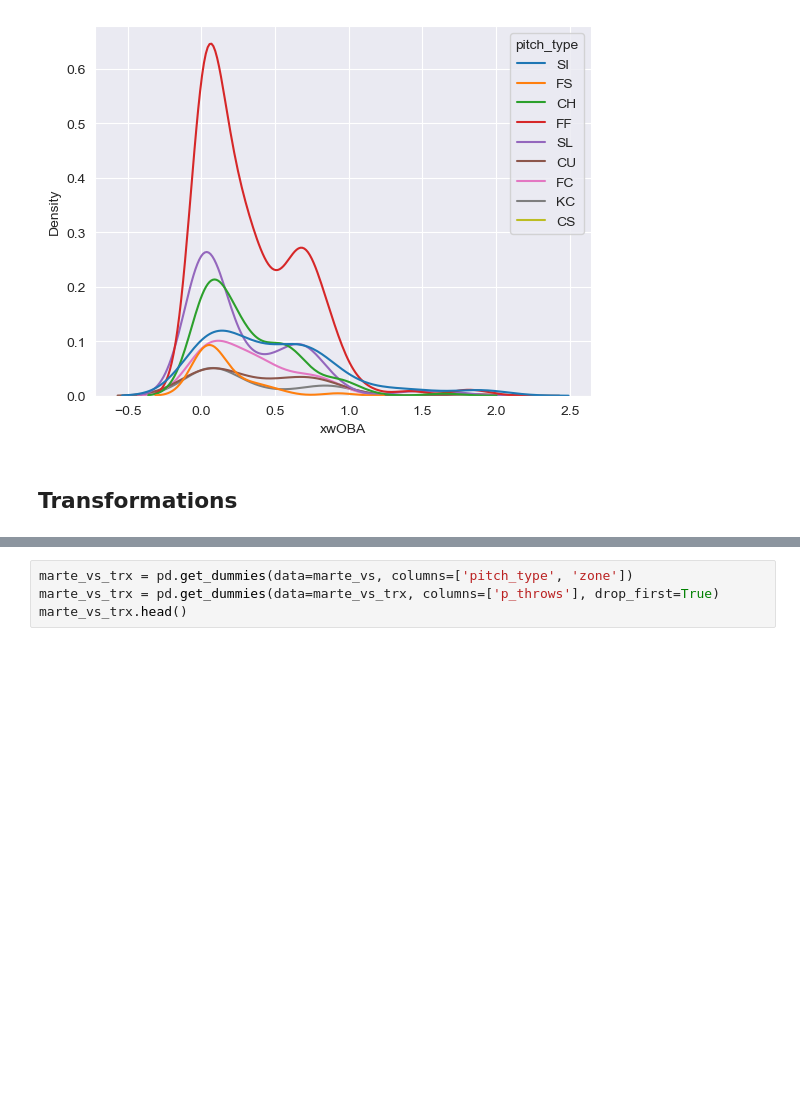
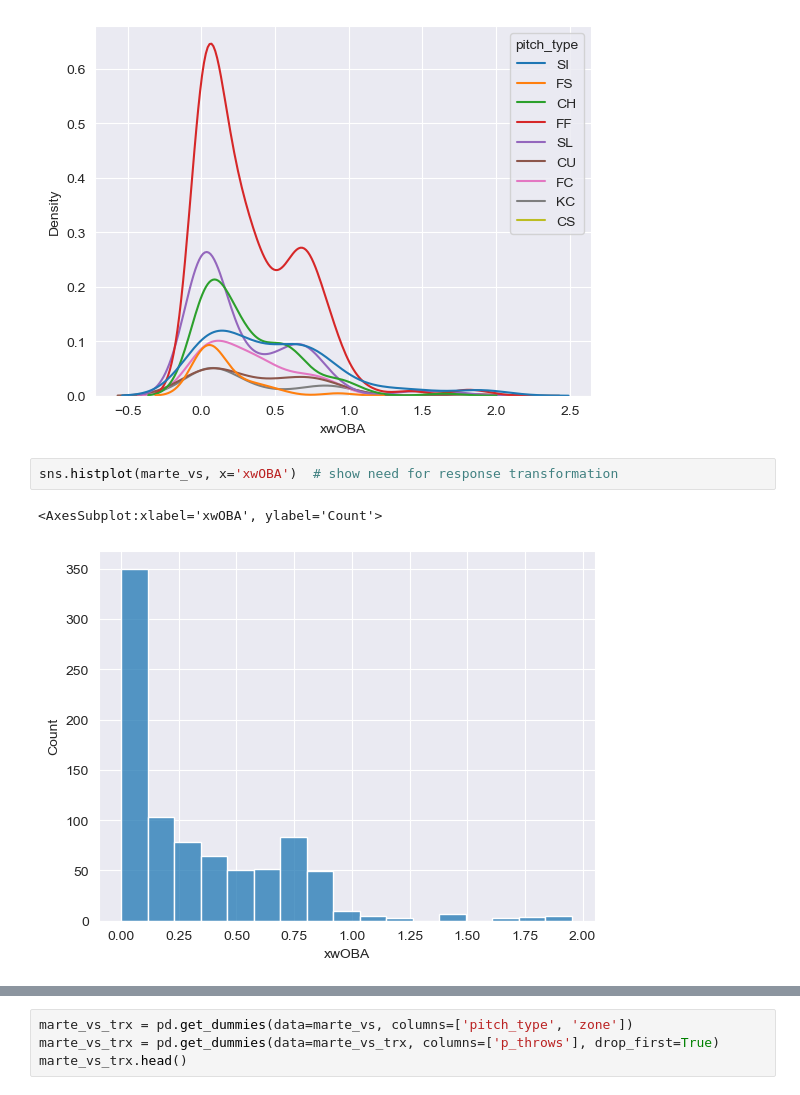
Before and after one commit to trpubz/DBacksAnalysis, a Jupyter notebook: 3Data Preparation/DataPrep.ipynb, the cells around one changed output, grey strips where cells are left out. Cells and saved outputs as stored; diff of their text form; blank space fills up the shorter version.

Commit message:
output transformations

```diff
--- a/3Data Preparation/DataPrep.ipynb
+++ b/3Data Preparation/DataPrep.ipynb
@@ -93,5 +94,8 @@ sns.kdeplot(marte_vs.xwOBA, hue=marte_vs.pitch_type)
 # %% [output]
 <AxesSubplot:xlabel='xwOBA', ylabel='Density'>
 [figure]
-# %% [markdown]
-## Transformations
+# %%
+sns.histplot(marte_vs, x='xwOBA')  # show need for response transformation
+# %% [output]
+<AxesSubplot:xlabel='xwOBA', ylabel='Count'>
+[figure, added]
```
Also changed, not shown: parts of 10 cells of this notebook.
